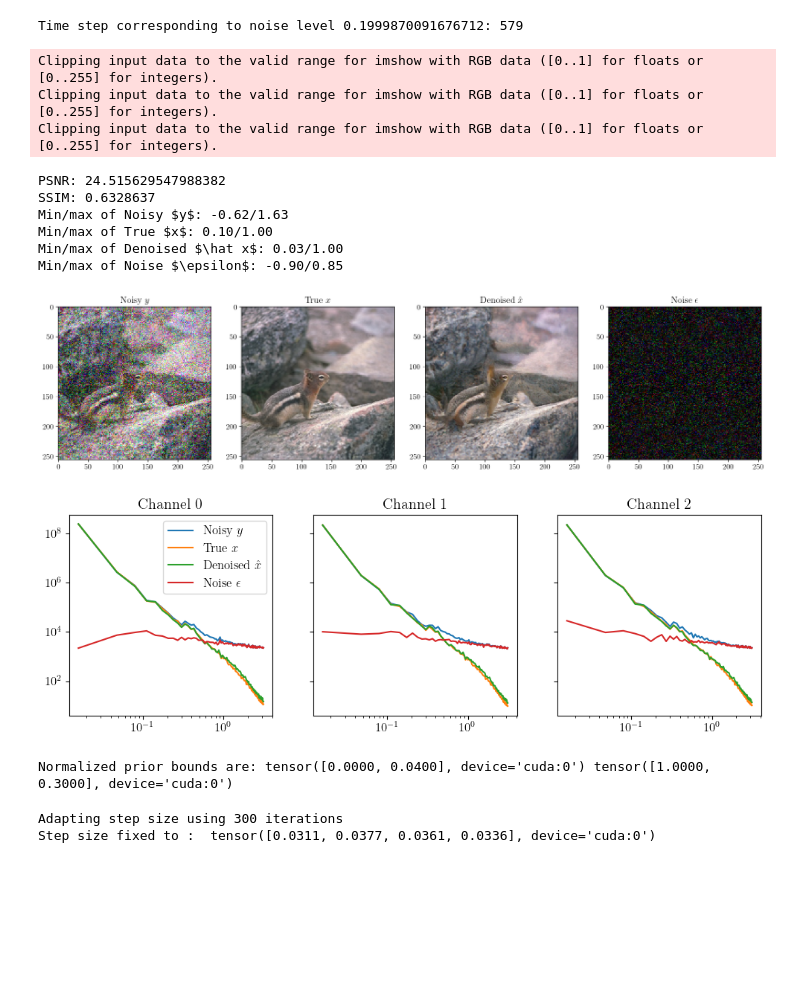
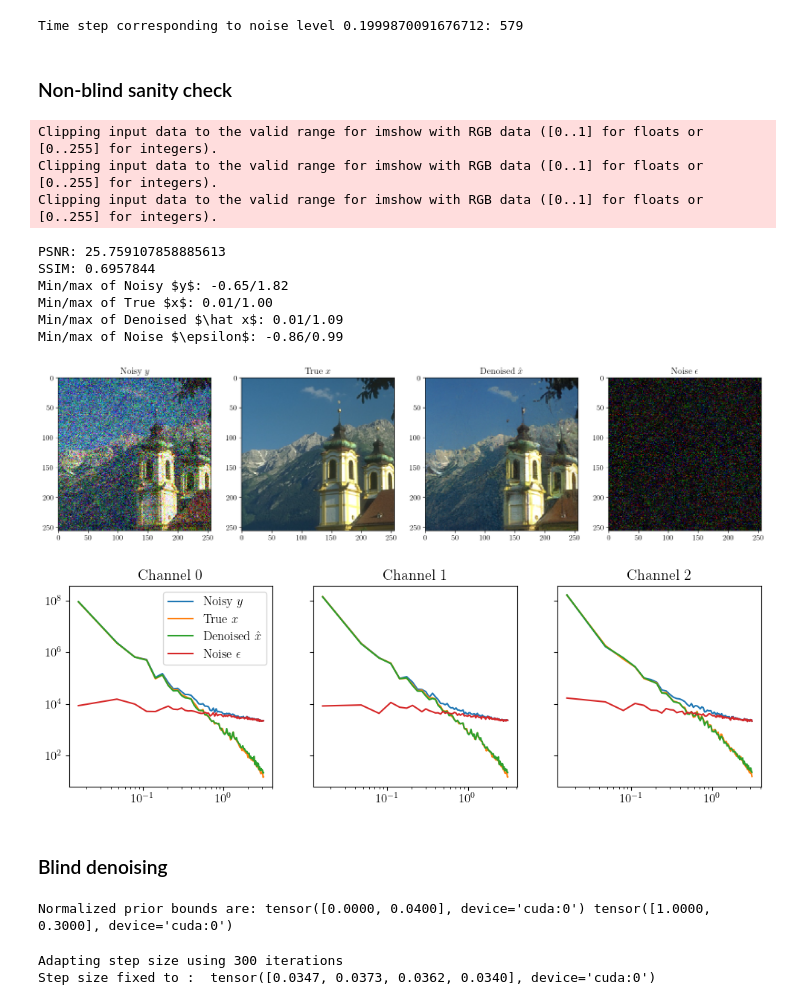
Before and after one commit to rubenohana/Gibbs-Diffusion, a Jupyter notebook: blind_denoising_example.ipynb, the cells around one changed output. Drawn from its saved outputs; the diff is of its cells as text; code cells hidden in the pictures; blank space fills up the shorter version.

```diff
--- a/blind_denoising_example.ipynb
+++ b/blind_denoising_example.ipynb
@@ -46,11 +44,7 @@ model = load_model(diffusion_steps=10000, device=device)
 # Make test data
 
 # example_id = 10 # Heron from nano_imagenet
-example_id = 12 #np.random.randint(len(dataset))
-
-# Normalize phi and get power spectrum
-#phi_test_norm =  iut.normalize_phi(torch.tensor([phi_test]).reshape(-1,1).to(device), mode=norm_phi_mode)
-#ps_test = ps_model(phi=phi_test_norm) # power spectrum corresponding to phi_test (taking into account the normalization)
+example_id = 13 #np.random.randint(len(dataset))
 
 #Get the closest time step (for the DDPM) to the desired noise level
 sigma_test_timestep ,sigma_test = model.get_closest_timestep(torch.tensor([sigma_test]), ret_sigma=True)
@@ -69,31 +63,35 @@ yt = torch.sqrt(alpha_bar_t) * y # Noisy image normalized for the diffusion mode
 label_output = f'full_{example_id}'
 # %% [output]
 Time step corresponding to noise level 0.1999870091676712: 579
+# %% [markdown]
+### Non-blind sanity check
 # %%
 # Sanity check: we denoise the image with the diffusion model given the true parameters (i.e. non-blind setting) and analyze the result
 
-x_denoised = model.denoise_samples_batch_time(yt, torch.tensor(sigma_test_timestep).unsqueeze(0), phi_ps=phi_test)
+x_denoised = model.denoise_samples_batch_time(yt, sigma_test_timestep.unsqueeze(0), phi_ps=phi_test)
 
 print("PSNR:", psnr(x[0].cpu().numpy(), x_denoised[0].cpu().numpy(), data_range=1))
 print("SSIM:", ssim(x[0].cpu().numpy(), x_denoised[0].cpu().numpy(), channel_axis=0, data_range=1))
 data = [y[0], x[0], x_denoised[0], eps[0]]
 labels = ["Noisy $y$", "True $x$", "Denoised $\hat x$", "Noise $\epsilon$"]
 for i in range(len(data)):
     print(f"Min/max of {labels[i]}: {data[i].min().item():.2f}/{data[i].max().item():.2f}")
 plot_list_of_images(data, labels)
 plot_power_spectrum(data, labels, figsize=(12, 3.5))
 # %% [output]
 Clipping input data to the valid range for imshow with RGB data ([0..1] for floats or [0..255] for integers).
 Clipping input data to the valid range for imshow with RGB data ([0..1] for floats or [0..255] for integers).
 Clipping input data to the valid range for imshow with RGB data ([0..1] for floats or [0..255] for integers).
-PSNR: 24.515629547988382
-SSIM: 0.6328637
-Min/max of Noisy $y$: -0.62/1.63
-Min/max of True $x$: 0.10/1.00
-Min/max of Denoised $\hat x$: 0.03/1.00
-Min/max of Noise $\epsilon$: -0.90/0.85
+PSNR: 25.759107858885613
+SSIM: 0.6957844
+Min/max of Noisy $y$: -0.65/1.82
+Min/max of True $x$: 0.01/1.00
+Min/max of Denoised $\hat x$: 0.01/1.09
+Min/max of Noise $\epsilon$: -0.86/0.99
-[figure, old version]
+[figure, new version]
-[figure, old version]
+[figure, new version]
+# %% [markdown]
+### Blind denoising
 # %%
 #Blind denoising, return the chains and the denoised samples
 #The more chains, the longer it will take to run
@@ -101,7 +99,7 @@ phi_all, x_all = model.blind_denoising(y, yt, num_chains_per_sample=num_chains)
 # %% [output]
 Normalized prior bounds are: tensor([0.0000, 0.0400], device='cuda:0') tensor([1.0000, 0.3000], device='cuda:0')
 Adapting step size using 300 iterations
-Step size fixed to :  tensor([0.0311, 0.0377, 0.0361, 0.0336], device='cuda:0')
+Step size fixed to :  tensor([0.0347, 0.0373, 0.0362, 0.0340], device='cuda:0')
 # %%
 # Plots of the chains for each parameter
 
```
Also changed, not shown: parts of 9 cells of this notebook, 13 other files.
